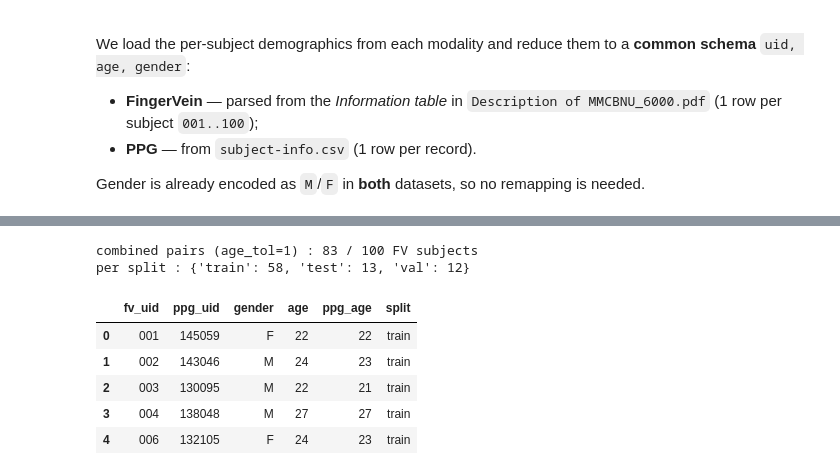
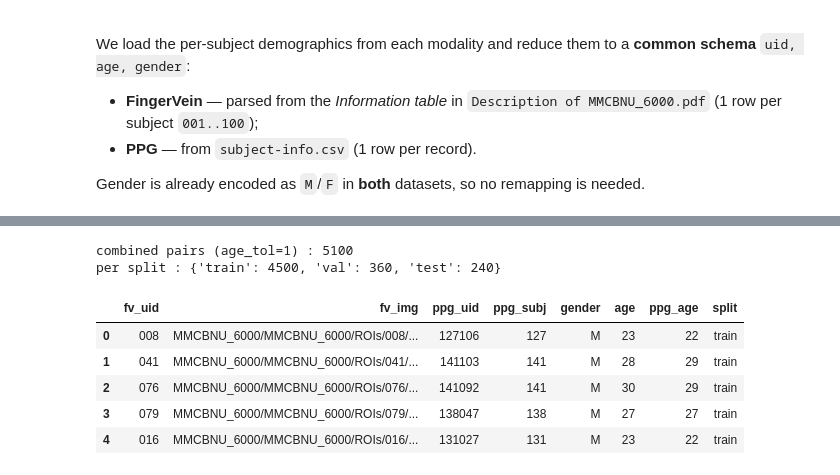
Before and after one commit to muni106/PPG_FingerVein_age_detection, a Jupyter notebook: notebooks/03_combined_dataset.ipynb, the cells around one changed output, grey strips where cells are left out. Cells and saved outputs as stored; diff of their text form; code cells hidden in the pictures.

Commit message:
chore: fusion of data makes sense

```diff
--- a/notebooks/03_combined_dataset.ipynb
+++ b/notebooks/03_combined_dataset.ipynb
@@ -121,16 +244,17 @@ Each modality is split **independently and by subject**, so all images / records
 # %%
-def split_by_subject(df, frac=(0.7, 0.15, 0.15), seed=0):
-    """Assign each unique uid to train/val/test (per-subject, no overlap)."""
-    subs = df['uid'].drop_duplicates().sample(frac=1.0, random_state=seed).tolist()
+def split_by_subject(df, key='uid', frac=(0.7, 0.15, 0.15), seed=0):
+    """Assign each distinct subject (column `key`) to train/val/test - no subject overlap."""
+    subs = df[key].drop_duplicates().sample(frac=1.0, random_state=seed).tolist()
     n = len(subs)
     a, b = int(frac[0] * n), int((frac[0] + frac[1]) * n)
     tag = {s: ('train' if i < a else 'val' if i < b else 'test') for i, s in enumerate(subs)}
-    return df.assign(split=df['uid'].map(tag))
+    return df.assign(split=df[key].map(tag))
 
 
-fv = split_by_subject(fv, seed=0)
-ppg = split_by_subject(ppg, seed=0)
+fv = split_by_subject(fv, key='uid', seed=SEED)
+ppg = split_by_subject(ppg, key='subj', seed=SEED)
+fv_img['split'] = fv_img['uid'].map(fv.set_index('uid')['split'])     # carry split onto each image
 
-print('FV  split sizes :', fv.drop_duplicates('uid').split.value_counts().to_dict())
-print('PPG split sizes :', ppg.drop_duplicates('uid').split.value_counts().to_dict())
+print('FV  subjects/split :', fv.drop_duplicates('uid').split.value_counts().to_dict())
+print('PPG subjects/split :', ppg.drop_duplicates('subj').split.value_counts().to_dict())
 # %% [output]
@@ -142,40 +276,48 @@ For every FingerVein subject we look for PPG records of the **same gender** and
 # %%
-def make_pairs(fv, ppg, split, age_tol=1, seed=0):
+def make_pairs(fv_img, ppg, split, age_tol=1, ppg_per_image=1, cap_per_cell=None, seed=0):
+    """Many-to-many (FV image x PPG segment) pairs inside one split.
+    Same gender, |age difference| <= age_tol, same split (=> no leakage)."""
     rng = np.random.default_rng(seed)
-    f = fv[fv.split == split]
+    f = fv_img[fv_img.split == split]
     p = ppg[ppg.split == split]
-    pairs = []
-    for _, fr in f.iterrows():
+    rows = []
+    for fr in f.itertuples(index=False):
         cand = p[(p.gender == fr.gender) & (p.age.sub(fr.age).abs() <= age_tol)]
-        if len(cand):
-            pr = cand.iloc[int(rng.integers(len(cand)))]
-            pairs.append({
-                'fv_uid': fr.uid, 'ppg_uid': pr.uid,
-                'gender': fr.gender,
-                'age': fr.age,                 # FV age is the shared target
-                'ppg_age': int(pr.age),        # kept to audit the tolerance
-                'split': split,
-            })
-    return pd.DataFrame(pairs)
+        if cand.empty:
+            continue
+        k = min(ppg_per_image, len(cand))
+        pick = cand.iloc[rng.choice(len(cand), size=k, replace=False)]
+        for pr in pick.itertuples(index=False):
+            rows.append({'fv_uid': fr.uid, 'fv_img': fr.img,
+                         'ppg_uid': pr.uid, 'ppg_subj': pr.subj,
+                         'gender': fr.gender, 'age': fr.age, 'ppg_age': int(pr.age),
+                         'split': split})
+    out = pd.DataFrame(rows)
+    if cap_per_cell and not out.empty:
+        out = (out.sample(frac=1.0, random_state=seed)            # shuffle, then keep a capped
+                  .groupby(['gender', 'age'], group_keys=False)   # number of pairs per cell
+                  .head(cap_per_cell))
+    return out.reset_index(drop=True)
 
 
 AGE_TOL = 1
-combined = pd.concat(
-    [make_pairs(fv, ppg, s, age_tol=AGE_TOL) for s in ('train', 'val', 'test')],
-    ignore_index=True,
-)
+combined = pd.concat([
+    make_pairs(fv_img, ppg, 'train', age_tol=AGE_TOL, ppg_per_image=3, cap_per_cell=300, seed=SEED),
+    make_pairs(fv_img, ppg, 'val',   age_tol=AGE_TOL, ppg_per_image=1, cap_per_cell=60,  seed=SEED + 1),
+    make_pairs(fv_img, ppg, 'test',  age_tol=AGE_TOL, ppg_per_image=1, cap_per_cell=60,  seed=SEED + 2),
+], ignore_index=True)
 
-print(f'combined pairs (age_tol={AGE_TOL}) : {len(combined)} / {len(fv)} FV subjects')
+print(f'combined pairs (age_tol={AGE_TOL}) : {len(combined)}')
 print('per split :', combined.split.value_counts().to_dict())
 combined.head()
 # %% [output]
-combined pairs (age_tol=1) : 83 / 100 FV subjects
-per split : {'train': 58, 'test': 13, 'val': 12}
+combined pairs (age_tol=1) : 5100
+per split : {'train': 4500, 'val': 360, 'test': 240}
-|  | fv_uid | ppg_uid | gender | age | ppg_age | split |
-| 0 | 001 | 145059 | F | 22 | 22 | train |
-| 1 | 002 | 143046 | M | 24 | 23 | train |
-| 2 | 003 | 130095 | M | 22 | 21 | train |
-| 3 | 004 | 138048 | M | 27 | 27 | train |
-| 4 | 006 | 132105 | F | 24 | 23 | train |
+|  | fv_uid | fv_img | ppg_uid | ppg_subj | gender | age | ppg_age | split |
+| 0 | 008 | MMCBNU_6000/MMCBNU_6000/ROIs/008/... | 127106 | 127 | M | 23 | 22 | train |
+| 1 | 041 | MMCBNU_6000/MMCBNU_6000/ROIs/041/... | 141103 | 141 | M | 28 | 29 | train |
+| 2 | 076 | MMCBNU_6000/MMCBNU_6000/ROIs/076/... | 141092 | 141 | M | 30 | 29 | train |
+| 3 | 079 | MMCBNU_6000/MMCBNU_6000/ROIs/079/... | 138047 | 138 | M | 27 | 27 | train |
+| 4 | 016 | MMCBNU_6000/MMCBNU_6000/ROIs/016/... | 131027 | 131 | M | 23 | 22 | train |
 # %% [markdown]
 # **Sanity checks**
```
Also changed, not shown: parts of 24 cells of this notebook, 2 other files.
